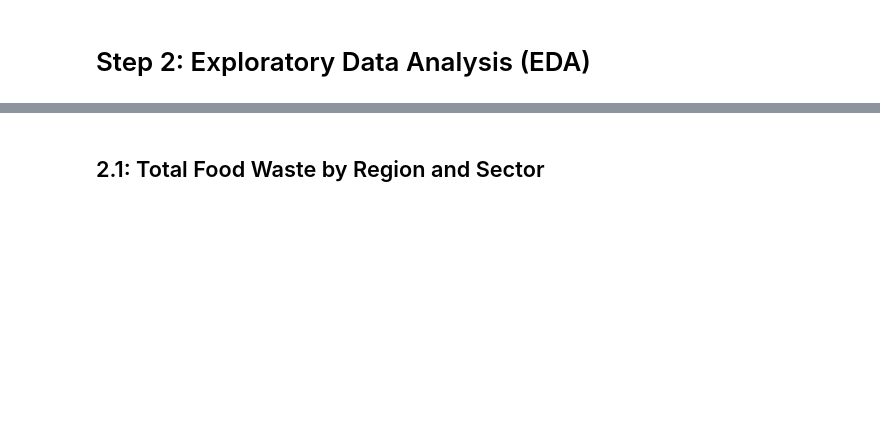
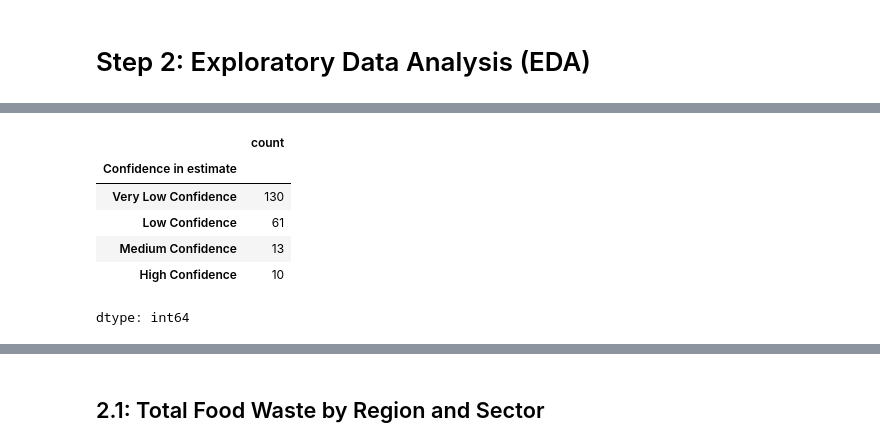
Before and after one commit to RaghadAlzahranii/Food-waste-analysis, a Jupyter notebook: food_waste_analysis.ipynb, the cells around one changed output, grey strips where cells are left out. Cells and saved outputs as stored; diff of their text form; code cells hidden in the pictures; blank space fills up the shorter version.

```diff
--- a/food_waste_analysis.ipynb
+++ b/food_waste_analysis.ipynb
@@ -31,0 +107,12 @@ df.head()
+# %%
+df.drop(['M49 code', 'Source'], axis=1, inplace=True)
+# %%
+df['Confidence in estimate'].value_counts()
+# %% [output]
+|  | count |
+| Confidence in estimate |  |
+| Very Low Confidence | 130 |
+| Low Confidence | 61 |
+| Medium Confidence | 13 |
+| High Confidence | 10 |
+dtype: int64
```
Also changed, not shown: parts of 14 cells of this notebook.
